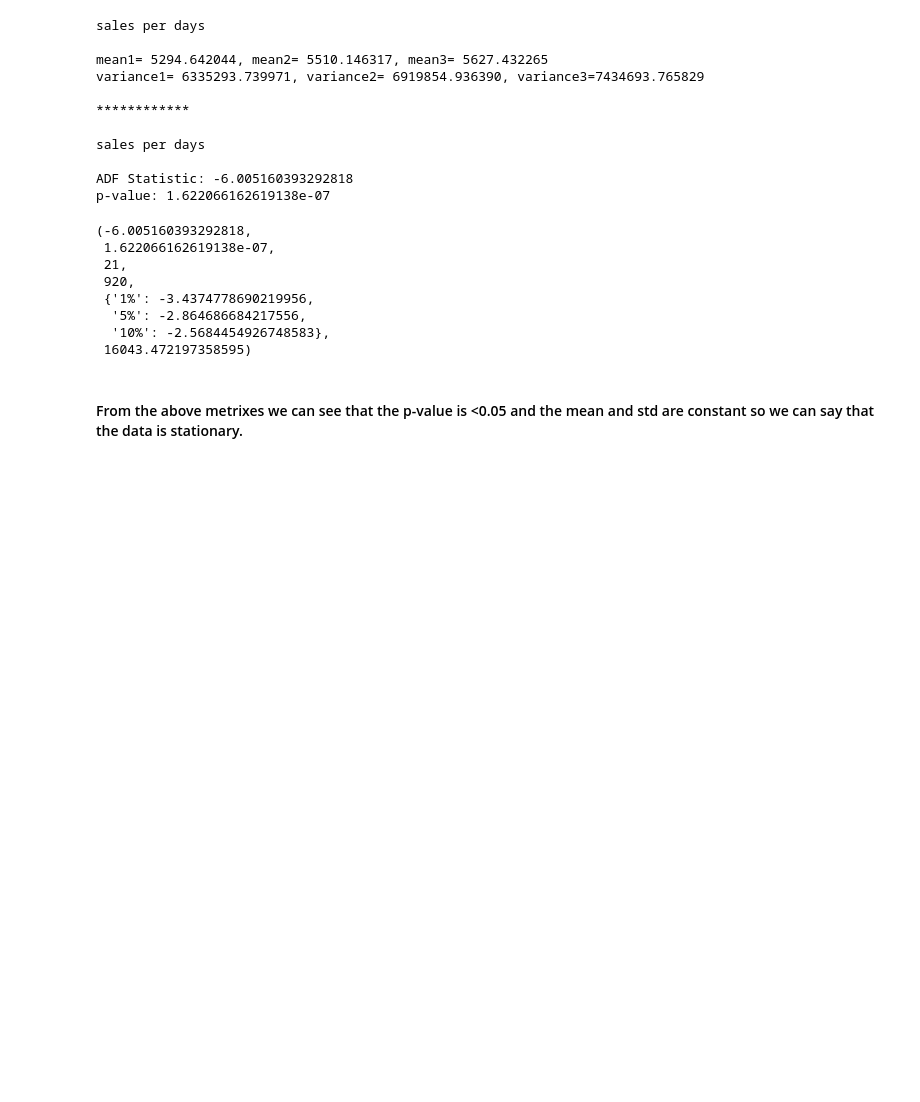
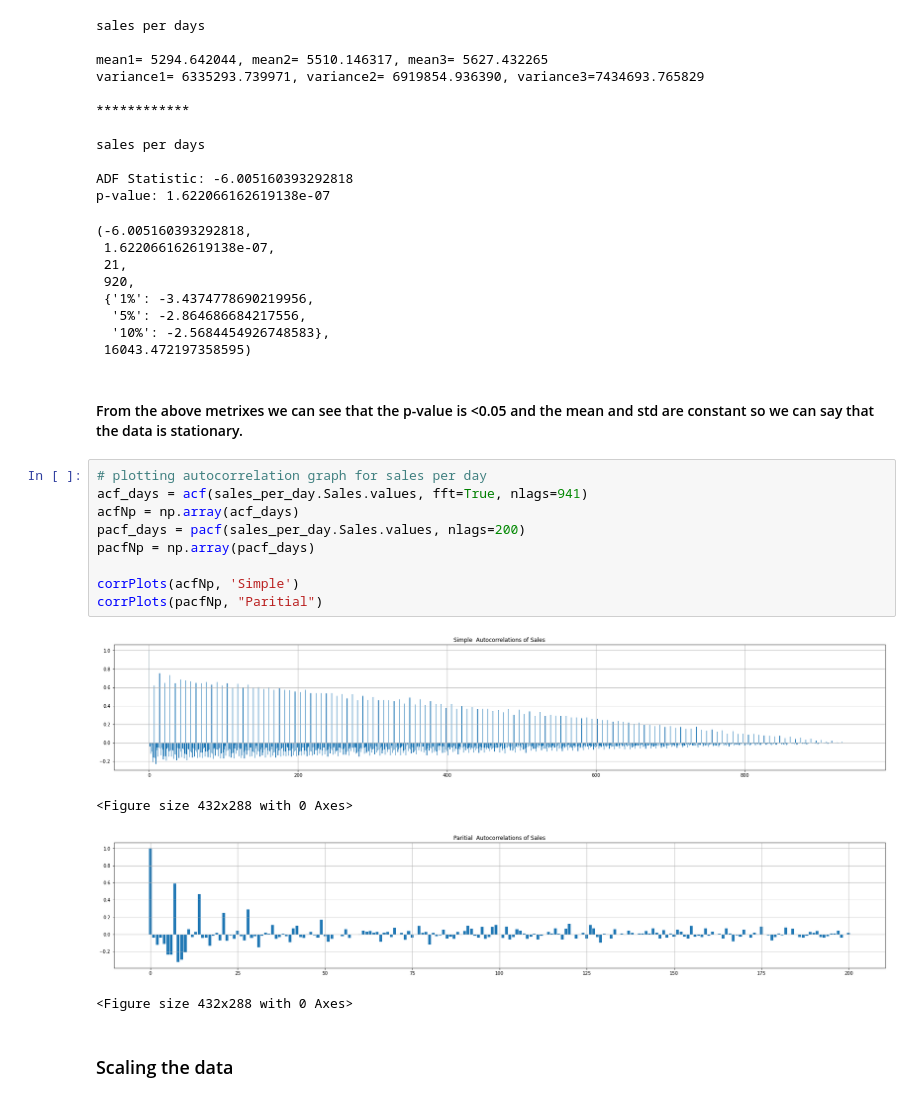
Before and after one commit to Micky373/Sales_forcasting, a Jupyter notebook: notebooks/deep_learning_modeling.ipynb, the cells around one changed output. Cells and saved outputs as stored; diff of their text form; blank space fills up the shorter version.

Commit message:
Create an auto correlatin graph and deduce the statinarity

```diff
--- a/notebooks/deep_learning_modeling.ipynb
+++ b/notebooks/deep_learning_modeling.ipynb
@@ -137,3 +137,19 @@ p-value: 1.622066162619138e-07
  16043.472197358595)
 # %% [markdown]
 #### From the above metrixes we can see that the p-value is <0.05 and the mean and std are constant so we can say that the data is stationary.
+# %%
+# plotting autocorrelation graph for sales per day
+acf_days = acf(sales_per_day.Sales.values, fft=True, nlags=941)
+acfNp = np.array(acf_days)
+pacf_days = pacf(sales_per_day.Sales.values, nlags=200)
+pacfNp = np.array(pacf_days)
+
+corrPlots(acfNp, 'Simple')
+corrPlots(pacfNp, "Paritial")
+# %% [output]
+[figure, added]
+<Figure size 432x288 with 0 Axes>
+[figure, added]
+<Figure size 432x288 with 0 Axes>
+# %% [markdown]
+### Scaling the data
```
Also changed, not shown: parts of 1 cell of this notebook, 5 other files.
